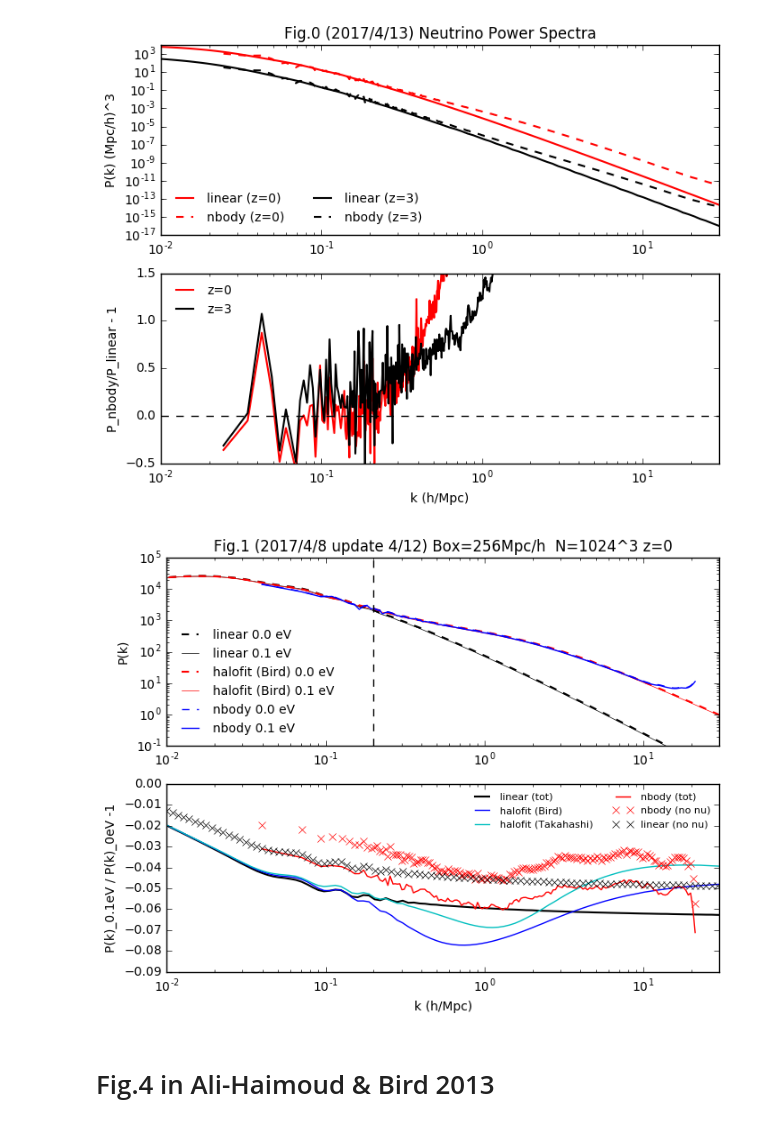
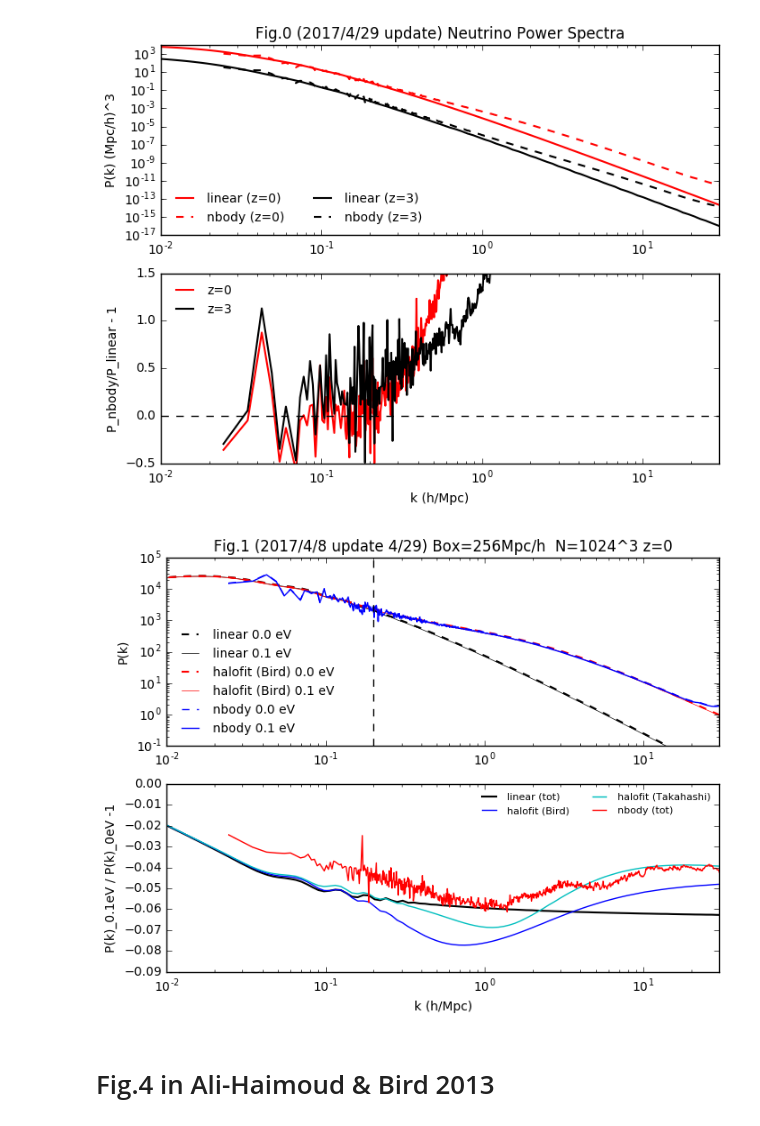
Before and after one commit to liuxx479/neutrino-batch, a Jupyter notebook: plot-matterps.ipynb, the cells around one changed output. Drawn from its saved outputs; the diff is of its cells as text; code cells hidden in the pictures.

```diff
--- a/plot-matterps.ipynb
+++ b/plot-matterps.ipynb
@@ -102,7 +79,7 @@ ax.set_xscale('log')
 ax.set_yscale('log')
 ax.set_xlim(1e-2, 30)
 #ax.set_ylim(0.1, 1e5)
-ax.set_title('Fig.0 (2017/4/13) Neutrino Power Spectra')
+ax.set_title('Fig.0 (2017/4/29 update) Neutrino Power Spectra')
 ax.legend(frameon=0,loc=3,fontsize=10,ncol=2)
 
 Pnu1_z0_bin = interp1d(k_arr, ratio_nu*Pcamb1_interp, fill_value="extrapolate")(knu_z0)
@@ -120,7 +97,7 @@ ax2.legend(frameon=0,loc=0,fontsize=10,ncol=1)
 ax2.plot([1e-2, 30],[0,0],'k--')
 show()
 # %% [output]
-[figure, old version]
+[figure, new version]
 # %%
 f=figure(figsize=(8,6))
 ax=f.add_subplot(211)
@@ -132,41 +109,41 @@ ax.plot(kcamb1, Pcamb1, 'k-', lw=0.5, label='linear 0.1 eV')
 ax.plot(kbird0, Pbird0, 'r--',lw=1.5, label='halofit (Bird) 0.0 eV')
 ax.plot(kbird1, Pbird1, 'r-', lw=0.5, label='halofit (Bird) 0.1 eV')
 
-ax.plot(knb_bin, Pnb0_bin, 'b--', lw=1,label='nbody 0.0 eV')
-ax.plot(knb_bin, Pnb1_bin, 'b-',  lw=1,label='nbody 0.1 eV')
+ax.plot(knb0, Pnb0, 'b--', lw=1,label='nbody 0.0 eV')
+ax.plot(knb1, Pnb1, 'b-',  lw=1,label='nbody 0.1 eV')
 
 ax.plot((0.2,0.2), (0.1,1e5),'k--')
 ax.set_ylabel('P(k)')
 ax.set_xscale('log')
 ax.set_yscale('log')
 ax.set_xlim(1e-2, 30)
 ax.set_ylim(0.1, 1e5)
-ax.set_title('Fig.1 (2017/4/8 update 4/12) Box=256Mpc/h  N=1024^3 z=0')
+ax.set_title('Fig.1 (2017/4/8 update 4/29) Box=256Mpc/h  N=1024^3 z=0')
 ax.legend(frameon=0,loc=3,fontsize=10)
 
 
 ax2.plot(k_arr,Pcamb1_interp/Pcamb0_interp-1,'k-',lw=1.5, label='linear (tot)')
 ax2.plot(k_arr,Pbird1_interp/Pbird0_interp-1,'b-',lw=1.0, label='halofit (Bird)')
 ax2.plot(k_arr,Ptaka1_interp/Ptaka0_interp-1,'c-',lw=1.0, label='halofit (Takahashi)')
-ax2.plot(knb_bin,Ptot_z0/Pnb0_bin-1,'r-',lw=1.0, label='nbody (tot)')
+ax2.plot(knb0,Pnb1/Pnb0-1,'r-',lw=1.0, label='nbody (tot)')
 
-ax2.plot(knb_bin,Pnb1_bin/Pnb0_bin-1,'rx',lw=1.0, label='nbody (no nu)')
-ax2.plot(k_arr, Pnn_z0/Pcamb0_interp-1,'kx',lw=1.0, label='linear (no nu)')
+#ax2.plot(knb_bin,Pnb1_bin/Pnb0_bin-1,'rx',lw=1.0, label='nbody (no nu)')
+#ax2.plot(k_arr, Pnn_z0/Pcamb0_interp-1,'kx',lw=1.0, label='linear (no nu)')
 
 
 ax2.legend(frameon=0,fontsize=8,ncol=2)
 ax2.set_xscale('log')
 ax2.set_xlim(1e-2, 30)
 ax2.set_ylim(-0.09,0.0)
 ax2.set_xlabel('k (h/Mpc)')
 ax2.set_ylabel('P(k)_0.1eV / P(k)_0eV -1')
 show()
 
 ######## note on some test results:
 ######## the lower power is due to nu mass splitting
 ######## nor it's due to the definition in omega_m = 1-omega_lambda
 # %% [output]
-[figure, old version]
+[figure, new version]
 # %% [markdown]
 # Fig.4 in Ali-Haimoud & Bird 2013
 # %%
```
Also changed, not shown: parts of 6 cells of this notebook.
